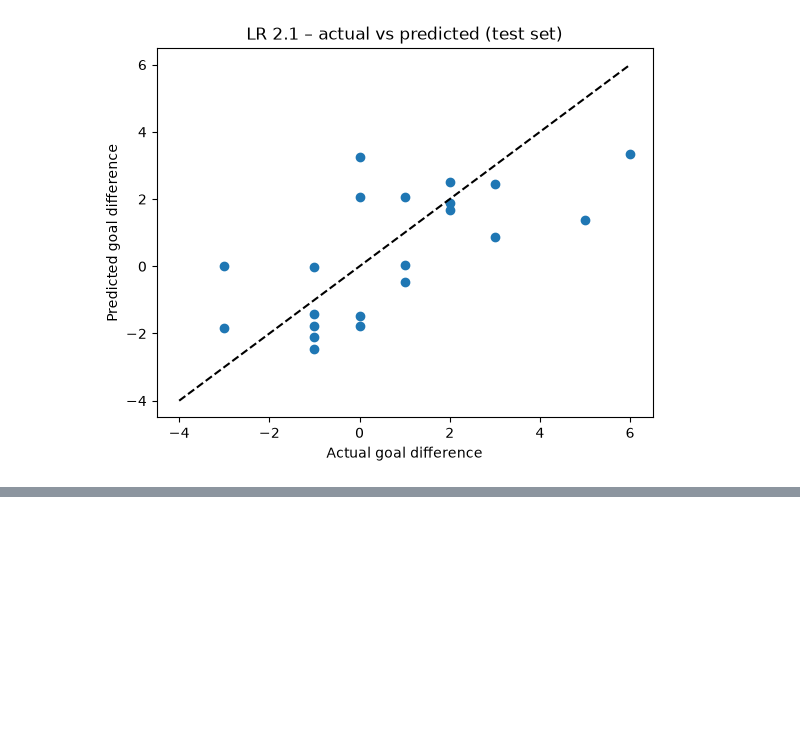
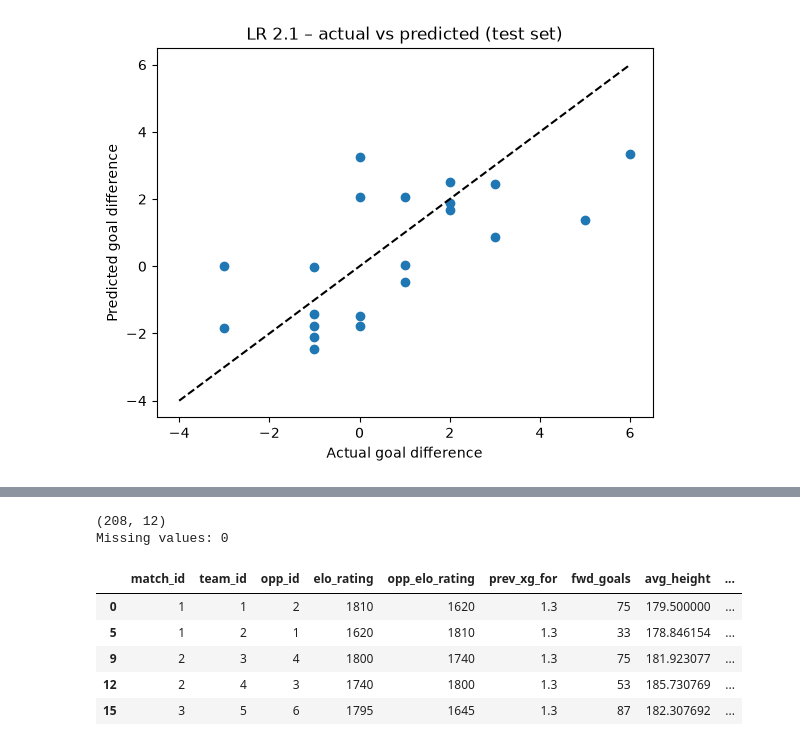
Before and after one commit to qualiky/fifa-world-cup-2026-analysis, a Jupyter notebook: notebooks/final-notebook.ipynb, the cells around one changed output, grey strips where cells are left out. Cells and saved outputs as stored; diff of their text form; code cells hidden in the pictures; blank space fills up the shorter version.

```diff
--- a/notebooks/final-notebook.ipynb
+++ b/notebooks/final-notebook.ipynb
@@ -332,0 +347,30 @@ plt.show()
+# %%
+# add the opponent's Elo and height to each row
+opp = team_matches[["match_id", "team_id", "elo_rating", "avg_height"]].rename(
+    columns={"team_id": "opp_id", "elo_rating": "opp_elo_rating", "avg_height": "opp_avg_height"})
+
+lr2 = team_matches.merge(opp, on=["match_id", "opp_id"])
+lr2["elevation_km"] = lr2["elevation"] / 1000
+
+# referee's average cards per game for each match
+refs = pd.read_sql("SELECT m.match_id, r.avg_cards_per_game AS ref_cards "
+                   "FROM matches m JOIN referees r ON r.referee_id = m.referee_id", conn)
+lr2 = lr2.merge(refs, on="match_id")
+
+features2 = ["elo_rating", "opp_elo_rating", "prev_xg_for", "fwd_goals",
+             "avg_height", "opp_avg_height", "ref_cards", "elevation_km"]
+
+lr2 = lr2[["match_id", "team_id", "opp_id"] + features2 + ["goals_for"]].sort_values(["match_id", "team_id"])
+
+print(lr2.shape)
+print("Missing values:", lr2.isna().sum().sum())
+lr2.head()
+# %% [output]
+(208, 12)
+Missing values: 0
+|  | match_id | team_id | opp_id | elo_rating | opp_elo_rating | prev_xg_for | fwd_goals | avg_height | ... |
+| 0 | 1 | 1 | 2 | 1810 | 1620 | 1.3 | 75 | 179.500000 | ... |
+| 5 | 1 | 2 | 1 | 1620 | 1810 | 1.3 | 33 | 178.846154 | ... |
+| 9 | 2 | 3 | 4 | 1800 | 1740 | 1.3 | 75 | 181.923077 | ... |
+| 12 | 2 | 4 | 3 | 1740 | 1800 | 1.3 | 53 | 185.730769 | ... |
+| 15 | 3 | 5 | 6 | 1795 | 1645 | 1.3 | 87 | 182.307692 | ... |
```
Also changed, not shown: parts of 1 cell of this notebook.
